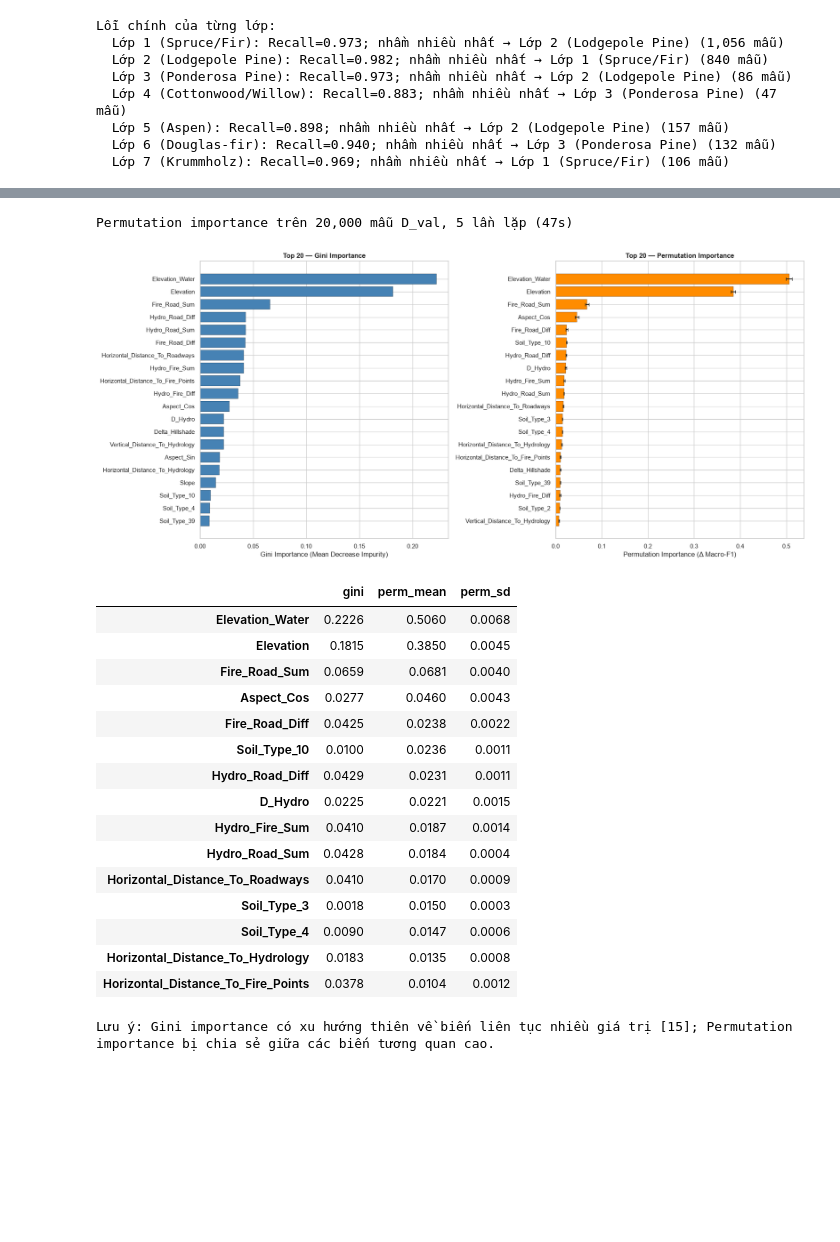
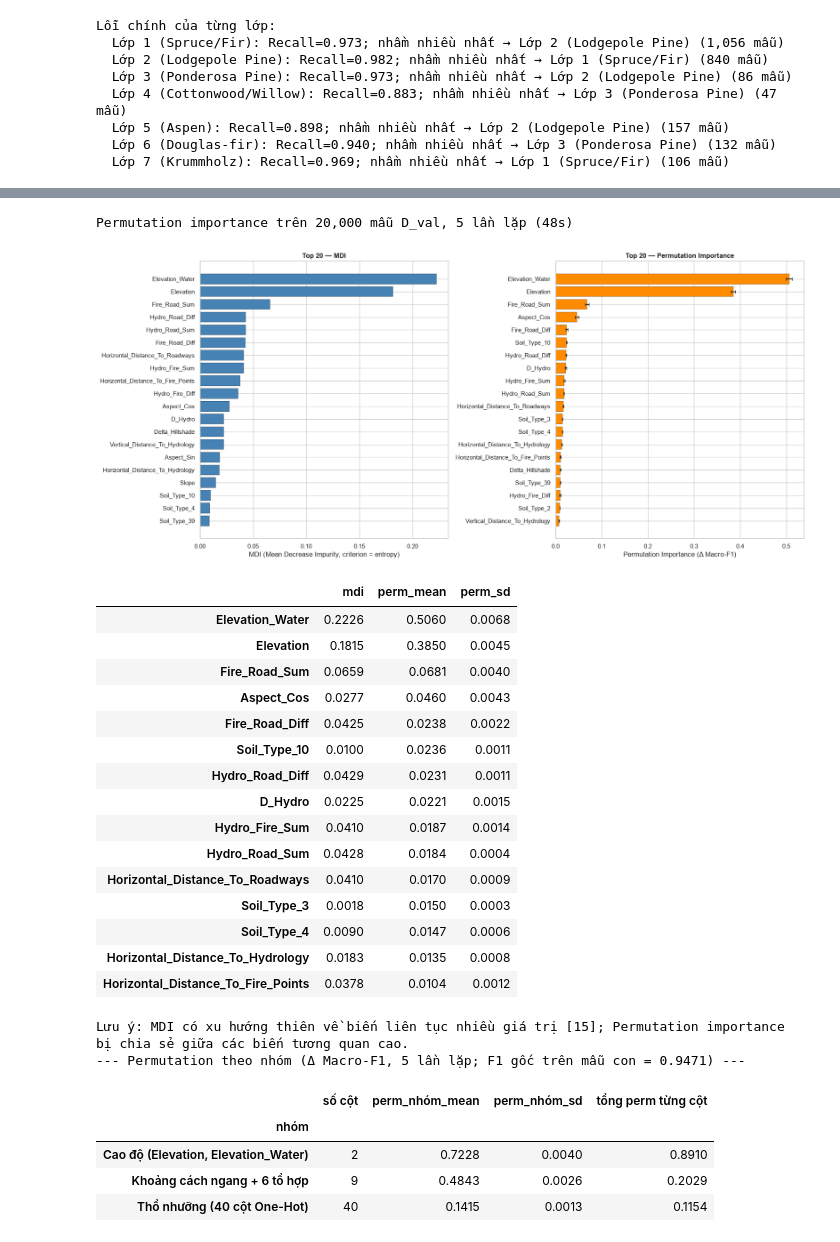
Before and after one commit to agutyauno/Forest-Cover-Type-Classification, a Jupyter notebook: notebooks/Phan_loai_tham_rung.ipynb, the cells around one changed output, grey strips where cells are left out. Saved outputs shown, nothing was run; the diff lists cells and outputs as text; code cells hidden in the pictures; blank space fills up the shorter version.

```diff
--- a/notebooks/Phan_loai_tham_rung.ipynb
+++ b/notebooks/Phan_loai_tham_rung.ipynb
@@ -943,8 +1080,10 @@ Tốt nhất theo F1: {"max_features": 0.35, "criterion": "entropy", "min_sample
 > Huấn luyện tối đa 300 cây; số cây tối đa được hạ xuống nếu ước lượng bộ nhớ (từ số nút đo ở E5) vượt ngân sách 3 GB. Macro-F1 trên D_val được tính theo số cây k (trung bình xác suất của k cây đầu); chọn **k nhỏ nhất** có F1 ≥ F1(k_max) − 1 SD (SD lấy từ giai đoạn 3 của E5), rồi cắt mô hình còn k cây trước khi lưu.
 # %%
 nodes_per_tree = e5_choice['nodes'] / N_EST_EXP
-n_est_cap = int(min(N_EST_MAX, MEM_BUDGET_GB * 2**30 // (nodes_per_tree * BYTES_PER_NODE)))
-n_est_cap = max(100, (n_est_cap // 50) * 50)
+n_est_budget = int(MEM_BUDGET_GB * 2**30 // (nodes_per_tree * BYTES_PER_NODE))
+n_est_cap = max(100, (min(N_EST_MAX, n_est_budget) // 50) * 50)
+if n_est_cap > n_est_budget:
+    print(f"⚠ Mức sàn 100 cây vượt ngân sách {MEM_BUDGET_GB} GB (ngân sách chỉ đủ ≈ {n_est_budget} cây)")
 print(f"≈ {nodes_per_tree:,.0f} nút/cây ≈ {nodes_per_tree * BYTES_PER_NODE / 2**20:.1f} MB/cây → tối đa {n_est_cap} cây")
 
 t0 = time.time()
@@ -1122,39 +1262,63 @@ Lỗi chính của từng lớp:
 # %%
 idx_pi, _ = train_test_split(np.arange(len(y_val)), train_size=min(20000, len(y_val) - 7),
                              stratify=y_val, random_state=RANDOM_STATE)
 t0 = time.time()
 # n_jobs=1: với n_jobs > 1, joblib phải pickle cả rừng (hàng trăm MB) sang tiến trình con và có thể thất bại.
 # Bản thân rf_final vẫn dự đoán song song (n_jobs=-1, luồng), nên tốc độ không giảm đáng kể.
 perm = permutation_importance(rf_final, X_val.iloc[idx_pi], y_val.iloc[idx_pi], n_repeats=5,
                               random_state=RANDOM_STATE, n_jobs=1, scoring='f1_macro')
 print(f"Permutation importance trên {len(idx_pi):,} mẫu D_val, 5 lần lặp ({time.time() - t0:.0f}s)")
-imp = pd.DataFrame({'gini': rf_final.feature_importances_, 'perm_mean': perm.importances_mean,
+imp = pd.DataFrame({'mdi': rf_final.feature_importances_, 'perm_mean': perm.importances_mean,
                     'perm_sd': perm.importances_std}, index=FEATURES).sort_values('perm_mean', ascending=False)
 imp.to_csv(TABLE_DIR / 'feature_importance.csv', encoding='utf-8-sig')
 
 top = min(20, len(imp))
 fig, axes = plt.subplots(1, 2, figsize=(18, 8))
-g = imp.sort_values('gini', ascending=False).head(top)
-axes[0].barh(range(top), g['gini'], color='steelblue', edgecolor='black', linewidth=0.3)
+g = imp.sort_values('mdi', ascending=False).head(top)
+axes[0].barh(range(top), g['mdi'], color='steelblue', edgecolor='black', linewidth=0.3)
 axes[0].set_yticks(range(top)); axes[0].set_yticklabels(g.index); axes[0].invert_yaxis()
-axes[0].set_xlabel('Gini Importance (Mean Decrease Impurity)')
-axes[0].set_title(f'Top {top} — Gini Importance', fontweight='bold')
+axes[0].set_xlabel('MDI (Mean Decrease Impurity, criterion = entropy)')
+axes[0].set_title(f'Top {top} — MDI', fontweight='bold')
 p = imp.head(top)
 axes[1].barh(range(top), p['perm_mean'], xerr=p['perm_sd'], color='darkorange', edgecolor='black',
              linewidth=0.3, capsize=3)
 axes[1].set_yticks(range(top)); axes[1].set_yticklabels(p.index); axes[1].invert_yaxis()
 axes[1].set_xlabel('Permutation Importance (Δ Macro-F1)')
 axes[1].set_title(f'Top {top} — Permutation Importance', fontweight='bold')
 plt.tight_layout()
 plt.savefig(FIG_DIR / 'eval_feature_importance.png', dpi=150, bbox_inches='tight')
 plt.show()
 display(imp.head(15))
-print("Lưu ý: Gini importance có xu hướng thiên về biến liên tục nhiều giá trị [15]; "
+print("Lưu ý: MDI có xu hướng thiên về biến liên tục nhiều giá trị [15]; "
       "Permutation importance bị chia sẻ giữa các biến tương quan cao.")
+
+# --- Permutation theo nhóm: hoán vị đồng thời các cột trong nhóm (cùng một hoán vị dòng) ---
+DIST_COLS = ['Horizontal_Distance_To_Hydrology', 'Horizontal_Distance_To_Roadways', 'Horizontal_Distance_To_Fire_Points',
+             'Hydro_Fire_Sum', 'Hydro_Fire_Diff', 'Hydro_Road_Sum', 'Hydro_Road_Diff', 'Fire_Road_Sum', 'Fire_Road_Diff']
+PERM_GROUPS = {'Cao độ (Elevation, Elevation_Water)': ['Elevation', 'Elevation_Water'],
+               'Khoảng cách ngang + 6 tổ hợp': DIST_COLS,
+               'Thổ nhưỡng (40 cột One-Hot)': SOIL_COLS}
+X_pi, y_pi = X_val.iloc[idx_pi], y_val.iloc[idx_pi].values
+f1_base = f1_score(y_pi, rf_final.predict(X_pi), average='macro')
+rng = np.random.default_rng(RANDOM_STATE)
+grp_rows = []
+for gname, cols in PERM_GROUPS.items():
+    cols = [c for c in cols if c in FEATURES]
+    drops = []
+    for _ in range(5):
+        X_perm = X_pi.copy()
+        X_perm[cols] = X_pi[cols].values[rng.permutation(len(X_pi))]
+        drops.append(f1_base - f1_score(y_pi, rf_final.predict(X_perm), average='macro'))
+    grp_rows.append({'nhóm': gname, 'số cột': len(cols), 'perm_nhóm_mean': np.mean(drops), 'perm_nhóm_sd': np.std(drops),
+                     'tổng perm từng cột': imp.loc[cols, 'perm_mean'].sum()})
+grp_imp = pd.DataFrame(grp_rows).set_index('nhóm')
+grp_imp.to_csv(TABLE_DIR / 'feature_importance_groups.csv', encoding='utf-8-sig')
+print(f"--- Permutation theo nhóm (Δ Macro-F1, 5 lần lặp; F1 gốc trên mẫu con = {f1_base:.4f}) ---")
+display(grp_imp.round(4))
 # %% [output]
-Permutation importance trên 20,000 mẫu D_val, 5 lần lặp (47s)
+Permutation importance trên 20,000 mẫu D_val, 5 lần lặp (48s)
-[figure, old version]
+[figure, new version]
-|  | gini | perm_mean | perm_sd |
+|  | mdi | perm_mean | perm_sd |
 | Elevation_Water | 0.2226 | 0.5060 | 0.0068 |
 | Elevation | 0.1815 | 0.3850 | 0.0045 |
 | Fire_Road_Sum | 0.0659 | 0.0681 | 0.0040 |
@@ -1170,4 +1334,10 @@ Permutation importance trên 20,000 mẫu D_val, 5 lần lặp (47s)
 | Soil_Type_4 | 0.0090 | 0.0147 | 0.0006 |
 | Horizontal_Distance_To_Hydrology | 0.0183 | 0.0135 | 0.0008 |
 | Horizontal_Distance_To_Fire_Points | 0.0378 | 0.0104 | 0.0012 |
-Lưu ý: Gini importance có xu hướng thiên về biến liên tục nhiều giá trị [15]; Permutation importance bị chia sẻ giữa các biến tương quan cao.
+Lưu ý: MDI có xu hướng thiên về biến liên tục nhiều giá trị [15]; Permutation importance bị chia sẻ giữa các biến tương quan cao.
+--- Permutation theo nhóm (Δ Macro-F1, 5 lần lặp; F1 gốc trên mẫu con = 0.9471) ---
+|  | số cột | perm_nhóm_mean | perm_nhóm_sd | tổng perm từng cột |
+| nhóm |  |  |  |  |
+| Cao độ (Elevation, Elevation_Water) | 2 | 0.7228 | 0.0040 | 0.8910 |
+| Khoảng cách ngang + 6 tổ hợp | 9 | 0.4843 | 0.0026 | 0.2029 |
+| Thổ nhưỡng (40 cột One-Hot) | 40 | 0.1415 | 0.0013 | 0.1154 |
```
Also changed, not shown: parts of 29 cells of this notebook, 22 other files.
